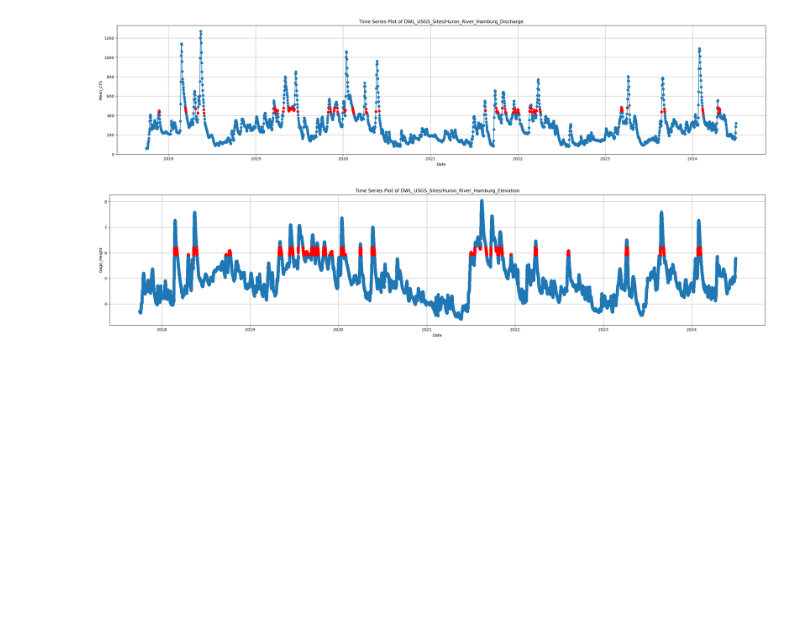
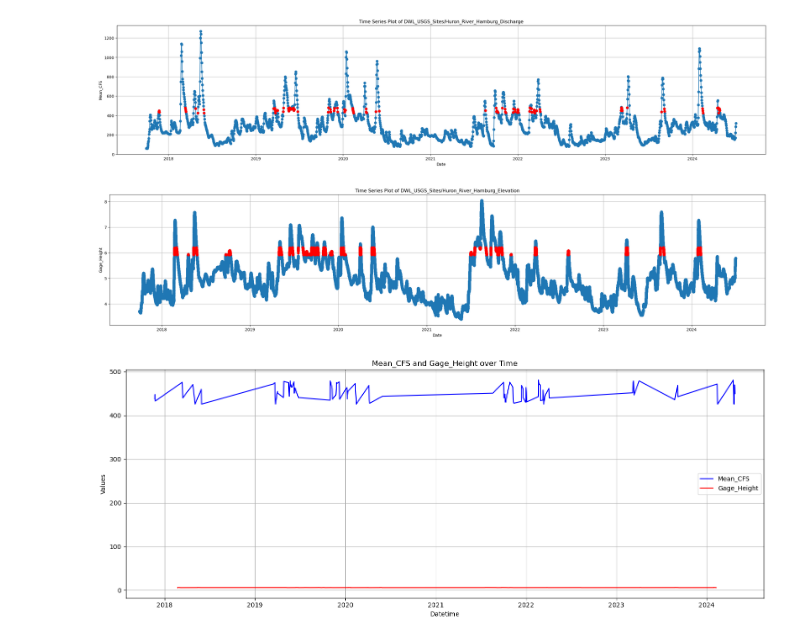
Before and after one commit to shinapatel/Recalculating_Flow_CCDFs, a Jupyter notebook: DWL_CCDFs.ipynb, the cells around one changed output. Saved outputs shown, nothing was run; the diff lists cells and outputs as text; code cells hidden in the pictures; blank space fills up the shorter version.

Commit message:
double plots

```diff
--- a/DWL_CCDFs.ipynb
+++ b/DWL_CCDFs.ipynb
@@ -388,0 +466,4 @@ DWL_plotTimeSeries_Highlighted_P10(df = df2, file_name = file_name_2, var = var_
+# %%
+plotting_red_points('red_points_1', 'red_points_2')
+# %% [output]
+[figure, added]
```
Also changed, not shown: parts of 3 cells of this notebook, 2 other files.
